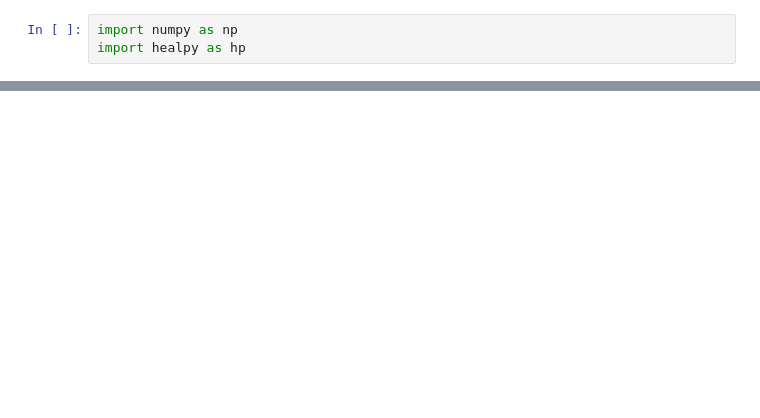
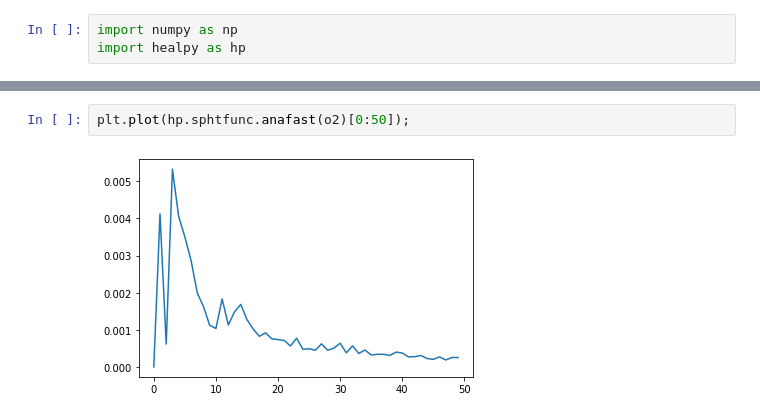
Before and after one commit to wurdahl/kSZfromPC, a Jupyter notebook: Opening-FITS.ipynb, the cells around one changed output, grey strips where cells are left out. Saved outputs shown, nothing was run; the diff lists cells and outputs as text; blank space fills up the shorter version.

```diff
--- a/Opening-FITS.ipynb
+++ b/Opening-FITS.ipynb
@@ -16,3 +18,7 @@ hp.mollview(o,xsize=6400, max=4)
+# %%
+plt.plot(hp.sphtfunc.anafast(o2)[0:50]);
+# %% [output]
+[figure, added]
 # %%
 kSZ = hp.read_map("kSZ.fits")
 hp.mollview(kSZ,xsize=6400, min=-1*10**-6,max=1*10**-6)
```
Also changed, not shown: parts of 9 cells of this notebook, 7 other files.
